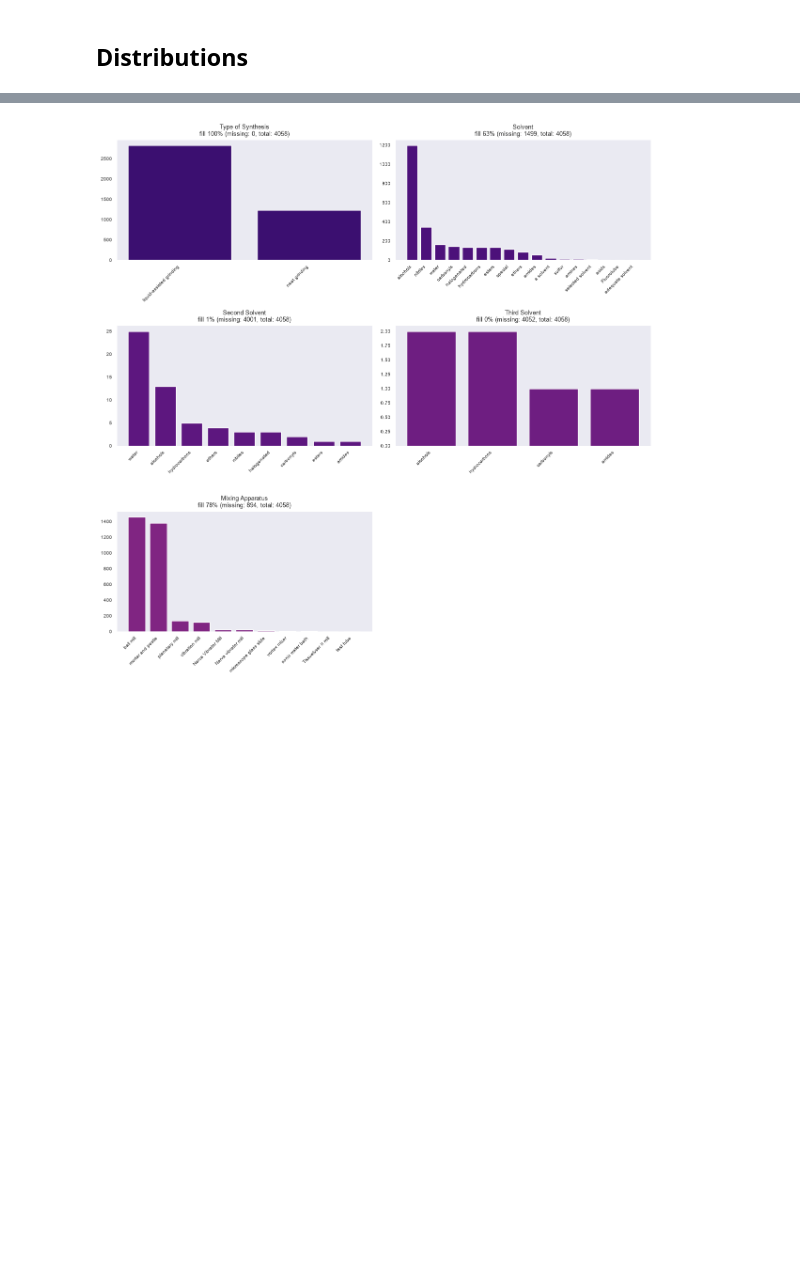
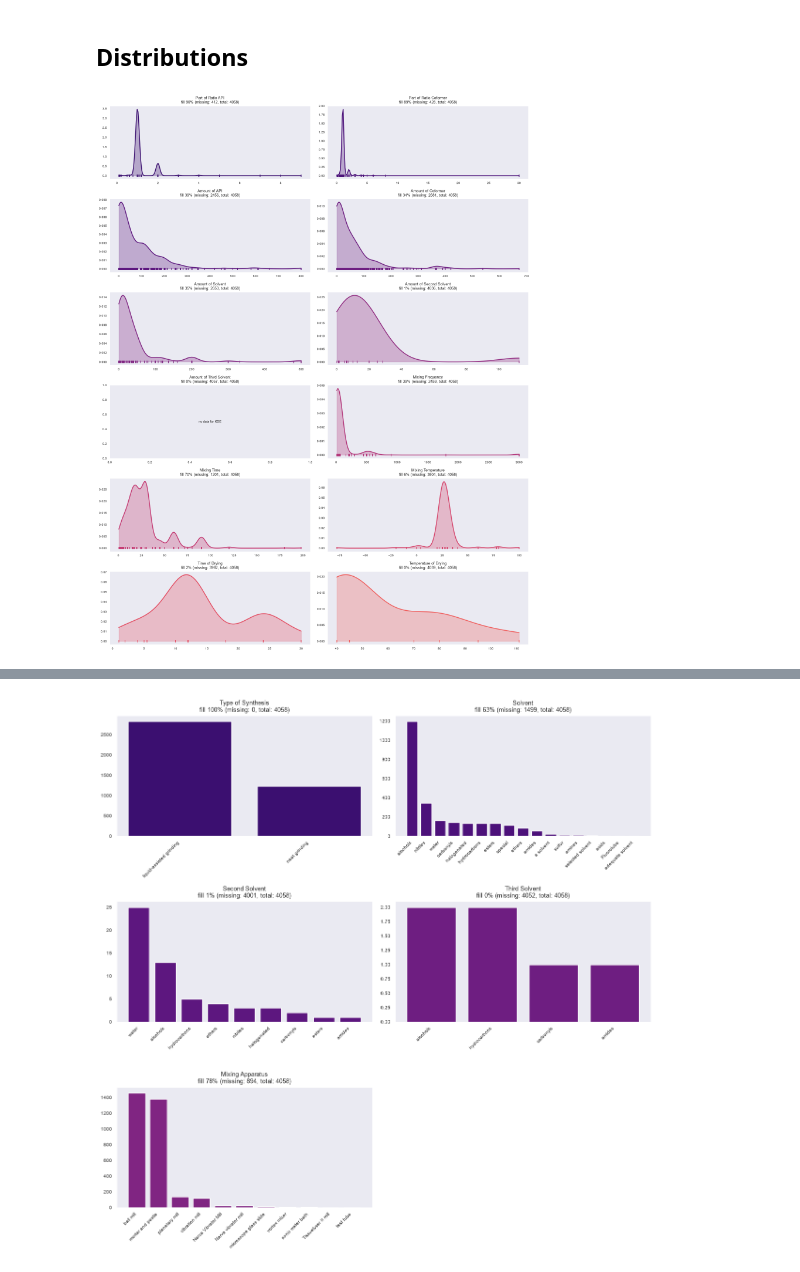
Before and after one commit to Antrall/CoSyn, a Jupyter notebook: notebooks/01_data_preprocessing.ipynb, the cells around one changed output, grey strips where cells are left out. Saved outputs shown, nothing was run; the diff lists cells and outputs as text; code cells hidden in the pictures; blank space fills up the shorter version.

```diff
--- a/notebooks/01_data_preprocessing.ipynb
+++ b/notebooks/01_data_preprocessing.ipynb
@@ -210,3 +226,38 @@ def plot_distributions(df, columns, top_k=20, n_cols=2, subplot_height=4):
 
     fig.tight_layout()
     return fig, axes
+
+
+def plot_kde(df, columns, n_cols=2, subplot_height=3.2):
+    columns = list(columns)
+    n_rows = -(-len(columns) // n_cols)
+    fig, axes = plt.subplots(n_rows, n_cols, figsize=(7.5 * n_cols, subplot_height * n_rows))
+    axes = np.atleast_1d(axes).flatten()
+
+    for i, (ax, col) in enumerate(zip(axes, columns)):
+        values = pd.to_numeric(df[col], errors="coerce").dropna()
+        n_total, n_observed = len(df), len(values)
+        color = COLORS[i % len(COLORS)]
+
+        if n_observed < 2 or values.nunique() < 2:
+            ax.text(0.5, 0.5, "no data for KDE", ha="center", va="center", fontsize=8)
+        else:
+            kde = gaussian_kde(values)
+            x = np.linspace(values.min(), values.max(), 200)
+            ax.plot(x, kde(x), color=color, linewidth=2)
+            ax.fill_between(x, kde(x), color=color, alpha=0.3)
+            ax.scatter(values, np.zeros_like(values), color=color, marker="|", s=40)
+
+        fill_rate = 100 * n_observed / n_total if n_total else 0
+        ax.set_title(f"{col}\nfill {fill_rate:.0f}% (missing: {n_total - n_observed}, total: {n_total})", fontsize=9)
+        ax.tick_params(labelsize=7)
+
+    for ax in axes[len(columns):]:
+        ax.axis("off")
+
+    fig.tight_layout()
+    return fig, axes
+# %%
+fig, axes = plot_kde(df_clean, RAW_NUMERIC_COLUMNS)
+# %% [output]
+[figure, added]
```
Also changed, not shown: parts of 4 cells of this notebook, 3 other files.
